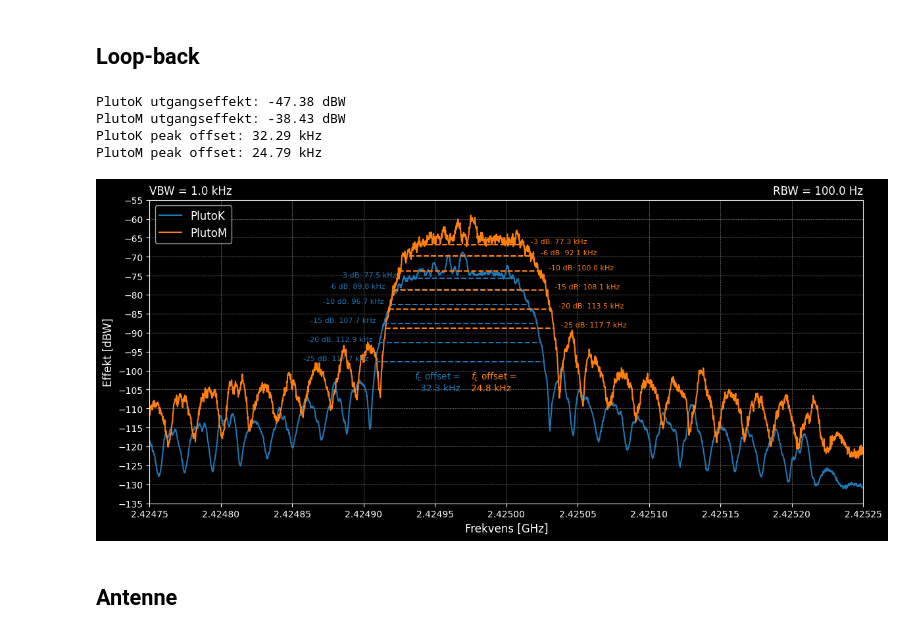
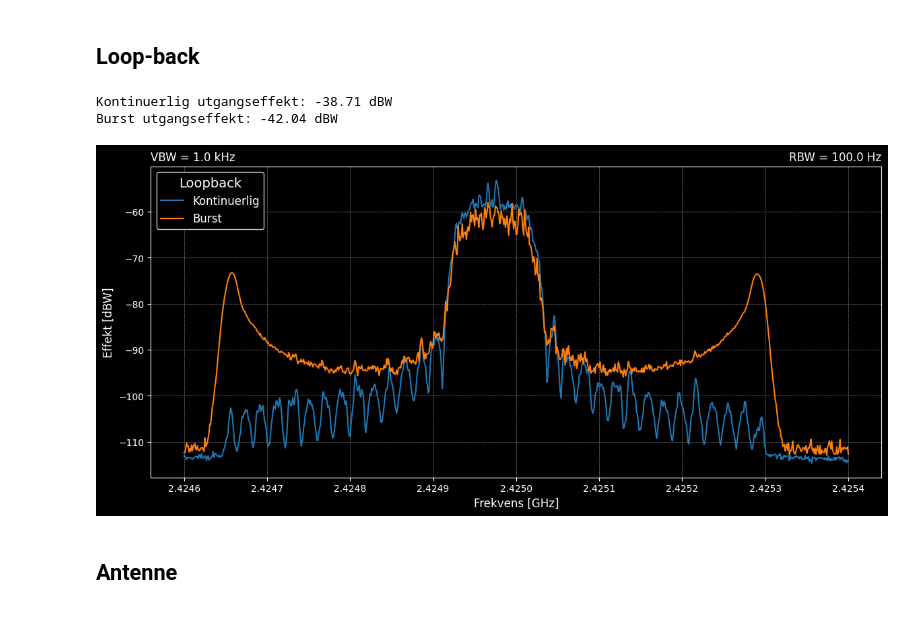
Before and after one commit to SkaugJr/TTT4145-Radiokommunikasjon, a Jupyter notebook: Prosjekt/Spektrum.ipynb, the cells around one changed output. Saved outputs shown, nothing was run; the diff lists cells and outputs as text; code cells hidden in the pictures.

```diff
--- a/Prosjekt/Spektrum.ipynb
+++ b/Prosjekt/Spektrum.ipynb
@@ -85,83 +85,50 @@ import matplotlib.pyplot as plt
 plt.style.use('dark_background')
 
 file_paths = [
-    "Måling/PlutoK.csv",
-    "Måling/PlutoM.csv"]
+    "Måling/KontSpektrumLoopBack.csv",
+    "Måling/BurstSpektrumLoopBack.csv",]
 
 RBW = 100 # Hz
 VBW = 1000 # Hz
 
 columns = ['Power [dBW]', 'Frequency[Hz]']
 spektrum = {}
-keys = ['PlutoK', 'PlutoM']
+keys = ['Kontinuerlig', 'Burst']
 spektrum = {key: pd.DataFrame() for key in keys}
 for file_path, key in zip(file_paths, keys):
     spektrum[key] = pd.read_csv(file_path, sep=',', names=columns, skiprows=154)
     spektrum[key]['Frequency[GHz]'] = spektrum[key]['Frequency[Hz]'] / 1e9
     spektrum[key]['Power [dBW]'] = spektrum[key]['Power [dBW]'] + 30 # Attenuator + 30 dB
 
 
 utgangseffekt = {'PlutoK': 0, 'PlutoM': 0} # dBm
 for key in keys:
     utgangseffekt[key] = 10* np.log10(np.sum(10 ** (spektrum[key]['Power [dBW]'] / 10)))
     print(f'{key} utgangseffekt: {utgangseffekt[key]:.2f} dBW')
 
 colors = ['tab:blue', 'tab:orange']
 plt.figure(figsize=(14,6))
 for key, color in zip(keys, colors):
     plt.plot(spektrum[key]['Frequency[GHz]'], spektrum[key]['Power [dBW]'], linestyle='-', color=color, label=key)
 
-bw_thresholds = [3, 6, 10, 15, 20, 25]
-for threshold in bw_thresholds:
-    for key, color in zip(keys, colors):
-        max_power = spektrum[key]['Power [dBW]'].rolling(window=150, center=True).mean().max() # Fjerner støy + peaks
-        threshold_power = max_power - threshold
-        # Find the frequency range where the power is above the threshold
-        mask = spektrum[key]['Power [dBW]'] >= threshold_power
-        freq_range = spektrum[key][mask]['Frequency[Hz]']
-        bw = freq_range.max() - freq_range.min()
-
-        if not freq_range.empty:
-            plt.plot(freq_range / 1e9, [threshold_power] * len(freq_range), linestyle='--', color=color, alpha=1)
-            if key == keys[0]:
-                plt.annotate(f'{-threshold} dB: {bw/1e3:.1f} kHz', xy=(freq_range.iloc[0] / 1e9 - 0.000005, threshold_power), color=color, fontsize=8, ha='right', va='bottom')
-            elif key == keys[1]:
-                plt.annotate(f'{-threshold} dB: {bw/1e3:.1f} kHz', xy=(freq_range.iloc[-1] / 1e9 + 0.000005, threshold_power), color=color, fontsize=8, ha='left', va='bottom')
-# Frekvens offset fra forventet LO-frekvens
-for key, color in zip(keys,colors):
-    # Calculate the mean power and frequency for each key
-    vindu = 400
-    f_max_index = spektrum[key]['Frequency[Hz]'][spektrum[key]['Power [dBW]'].rolling(window=vindu, center=True).mean() == spektrum[key]['Power [dBW]'].rolling(window=vindu, center=True).mean().max()].index[0]
-    f_max = spektrum[key]['Frequency[Hz]'][f_max_index]
-    f_c=2.425e9 # center frequency
-    peak_offset = np.abs(f_max - f_c)/1e3
-    print(f'{key} peak offset: {peak_offset:.2f} kHz')
-    if key == keys[0]:
-        plt.annotate(r'$f_c$ offset$\approx$'+f'\n{peak_offset:.1f} kHz', xy=(f_max/1e9, -100), color=color, fontsize=10, ha='right', va='top')
-    elif key == keys[1]:
-        plt.annotate(r'$f_c$ offset$\approx$'+f'\n{peak_offset:.1f} kHz', xy=(f_max/1e9, -100), color=color, fontsize=10, ha='left', va='top')
-
-
 
 plt.annotate('RBW = {:.1f} Hz'.format(RBW), xy=(1, 1.01), xycoords='axes fraction', fontsize=12, ha='right', va='bottom')
 plt.annotate('VBW = {:.1f} kHz'.format(VBW/1000), xy=(0, 1.01), xycoords='axes fraction', fontsize=12, ha='left', va='bottom')
 
-plt.xticks(np.arange(2.42475, 2.42525, 0.00005),)
-plt.yticks(np.arange(-135, -54, 5))
-plt.xlim(2.42475, 2.42525)
-plt.ylim(-135, -55)
+#plt.xticks(np.arange(2.42475, 2.42525, 0.00005),)
+#plt.yticks(np.arange(-135, -54, 5))
+#plt.xlim(2.42475, 2.42525)
+#plt.ylim(-135, -55)
 plt.grid(color='gray', linestyle='--', linewidth=0.5)
 plt.ylabel('Effekt [dBW]', fontsize=12)
 plt.xlabel('Frekvens [GHz]', fontsize=12)
-plt.legend(loc='upper left', fontsize=12)
-plt.savefig('Figurer/PlutoSpektrum.pdf', bbox_inches='tight')
+plt.legend(loc='upper left', fontsize=12,title="Loopback", title_fontsize=14, shadow=True, fancybox=True)
+plt.savefig('Figurer/LoopbackSpektrum.pdf', bbox_inches='tight')
 plt.show()
 # %% [output]
-PlutoK utgangseffekt: -47.38 dBW
-PlutoM utgangseffekt: -38.43 dBW
-PlutoK peak offset: 32.29 kHz
-PlutoM peak offset: 24.79 kHz
+Kontinuerlig utgangseffekt: -38.71 dBW
+Burst utgangseffekt: -42.04 dBW
-[figure, old version]
+[figure, new version]
 # %% [markdown]
 ## Antenne
 # %%
```
Also changed, not shown: parts of 4 cells of this notebook, 27 other files.
